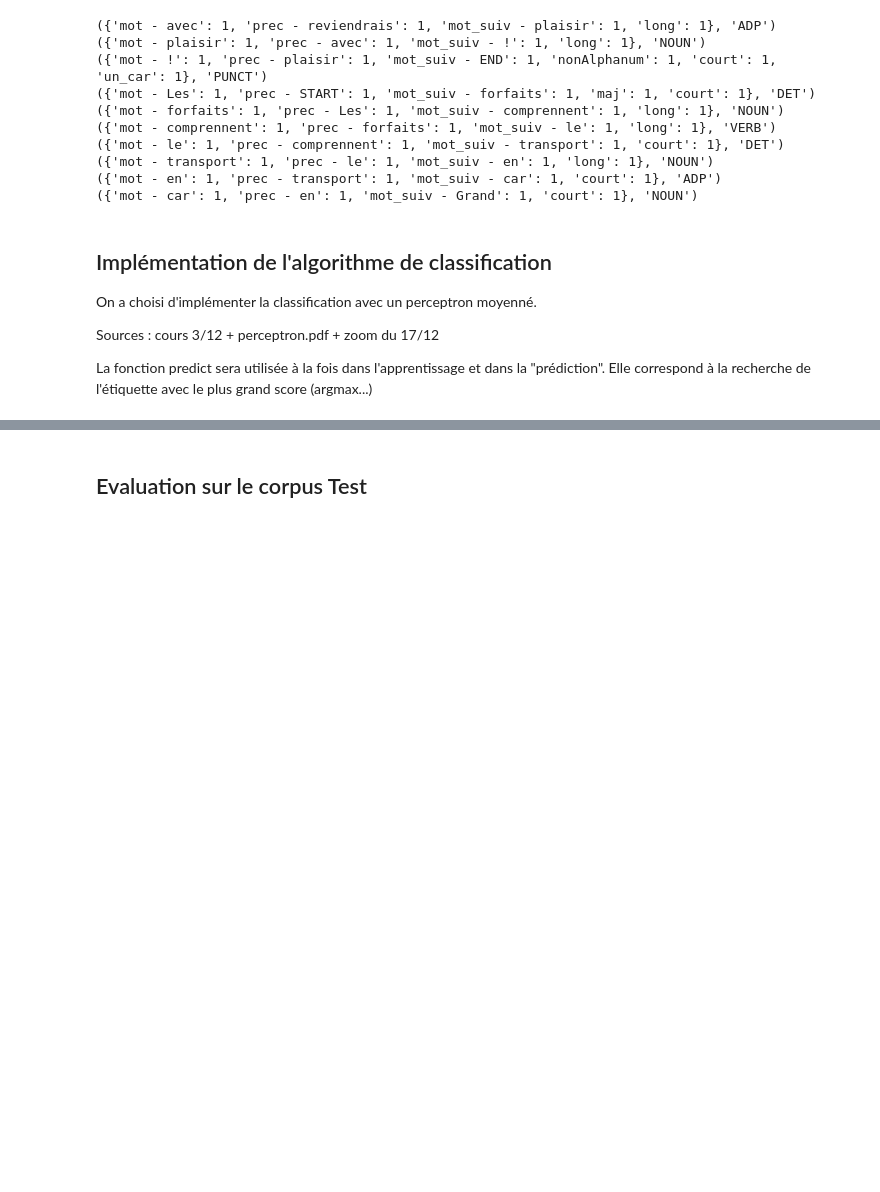
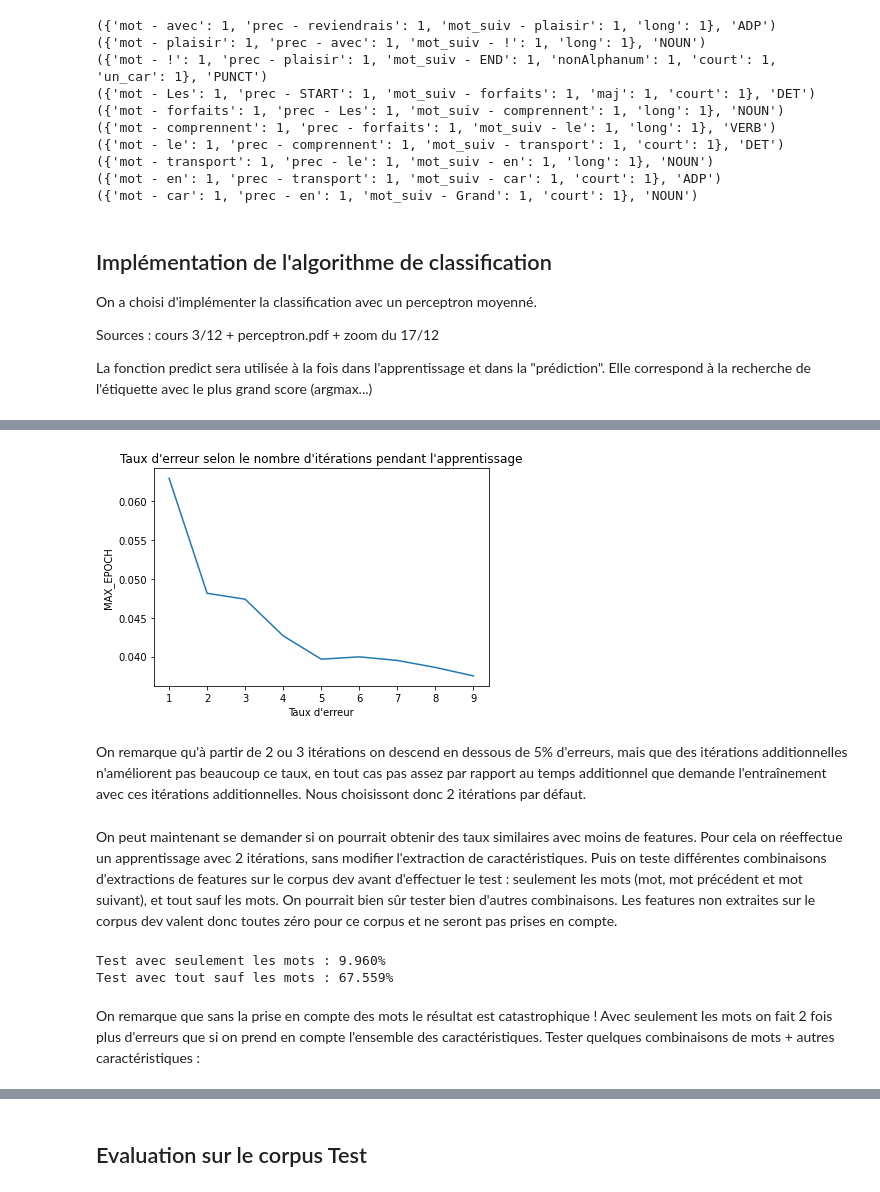
Before and after one commit to AliceAML/POSTagging, a Jupyter notebook: POStagging.ipynb, the cells around one changed output, grey strips where cells are left out. Saved outputs shown, nothing was run; the diff lists cells and outputs as text; code cells hidden in the pictures; blank space fills up the shorter version.

Commit message:
tests MAX_EPOCH et poids des caractéristiques

```diff
--- a/POStagging.ipynb
+++ b/POStagging.ipynb
@@ -185,7 +189,7 @@ def predict(word_features, weights):
 # %%
 from random import shuffle
 
-def perceptron_train(training_set, voc, MAX_EPOCH=3): # ça serait une bonne idée de faire une classe pour éviter d'avoir à redonner le vocabulaire en argument à chaque fois par exemple
+def perceptron_train(training_set, voc, MAX_EPOCH=2): # ça serait une bonne idée de faire une classe pour éviter d'avoir à redonner le vocabulaire en argument à chaque fois par exemple
 
     tags = ["ADJ", "ADP", "ADV", "AUX", "CCONJ", "DET", "INTJ", "NOUN", "NUM", "PART", "PRON", "PROPN", "PUNCT", "SCONJ", "SYM", "VERB", "X"]
 
@@ -232,13 +236,13 @@ Il faudra bien tester les hyper paramètres (epoch...) : idée : on pourrait ré
 # %%
 gsd_dev_features = feature_extraction(gsd_dev)
-gsd_dev_voc = add_gold(gsd_dev_features, gsd_dev)
+gsd_dev_features_gold = add_gold(gsd_dev_features, gsd_dev)
 
 
 def test(corpus, poids):
     """Prédit les étiquettes et renvoie un taux d'erreur"""
     nb_erreurs = 0
-    output = open("test.txt", "w")
-    output.write("MOT\tPREDICT\tGOLD\tRESULTAT\n")
+    # output = open("test.txt", "w")
+    # output.write("MOT\tPREDICT\tGOLD\tRESULTAT\n")
     for word in corpus:
         vec = word[0]
         gold = word[1]
@@ -246,15 +250,13 @@ def test(corpus, poids):
        # print(f"{vec}\t{prediction}\t{gold}\t")
         if not gold == "_" and not prediction == gold:
             nb_erreurs +=1
-            output.write("ERREUR")
+            #output.write("ERREUR")
         else:
             output.write("OK")
-        output.write("\n")
+        #output.write("\n")
 
-    output.write(f"Nombre d\'erreurs : {nb_erreurs}")
-    output.write(f"\nTaux d\'erreur : {nb_erreurs/len(corpus)}")
-    output.close()
+    #output.write(f"Nombre d\'erreurs : {nb_erreurs}")
+    #output.write(f"\nTaux d\'erreur : {nb_erreurs/len(corpus)}")
+    #output.close()
 
     return nb_erreurs/len(corpus)
-
-print(test(gsd_dev_voc, poids_gsd_train))
@@ -262,0 +263,9 @@ print(test(gsd_dev_voc, poids_gsd_train))
+# %%
+taux = []
+x_range = range(1, 10)
+
+for i in x_range:
+    poids_gsd_train = perceptron_train(gsd_train_features_gold, gsd_train_features, MAX_EPOCH=i)
+    tx_erreur = test(gsd_dev_features_gold, poids_gsd_train)
+    taux.append(tx_erreur)
+    print(f"{i} itérations : {tx_erreur:.3%} d'erreurs")
@@ -262,0 +282,15 @@ print(test(gsd_dev_voc, poids_gsd_train))
+# %%
+import matplotlib.pyplot as plt
+
+plt.figure()
+plt.plot(x_range,taux)
+plt.xlabel("Taux d'erreur")
+plt.ylabel("MAX_EPOCH")
+plt.title("Taux d'erreur selon le nombre d'itérations pendant l'apprentissage")
+plt.show()
+# %% [output]
+[figure, added]
+# %% [markdown]
+On remarque qu'à partir de 2 ou 3 itérations on descend en dessous de 5% d'erreurs, mais que des itérations additionnelles n'améliorent pas beaucoup ce taux, en tout cas pas assez par rapport au temps additionnel que demande l'entraînement avec ces itérations additionnelles. Nous choisissont donc 2 itérations par défaut.
+# %% [markdown]
+On peut maintenant se demander si on pourrait obtenir des taux similaires avec moins de features. Pour cela on réeffectue un apprentissage avec 2 itérations, sans modifier l'extraction de caractéristiques. Puis on teste différentes combinaisons d'extractions de features sur le corpus dev avant d'effectuer le test : seulement les mots (mot, mot précédent et mot suivant), et tout sauf les mots. On pourrait bien sûr tester bien d'autres combinaisons. Les features non extraites sur le corpus dev valent donc toutes zéro pour ce corpus et ne seront pas prises en compte.
@@ -262,0 +299,16 @@ print(test(gsd_dev_voc, poids_gsd_train))
+# %%
+def test_features(corpus, poids, test_mots=False, test_maj=False, test_non_alpha=False, test_long=False, test_suff=False):
+    '''Effectue les 3 étapes nécessaires pour effectuer le test'''
+    features = feature_extraction(corpus, feat_mots=test_mots, feat_maj=test_maj, feat_non_alpha=test_non_alpha, feat_long=test_long, feat_suff=test_suff)
+    features_gold = add_gold(features, corpus)
+    tx_erreur = test(features_gold, poids)
+
+    return tx_erreur
+
+print(f"Test avec seulement les mots : {test_features(gsd_train, poids_gsd_train, test_mots=True):.3%}")
+print(f"Test avec tout sauf les mots : {test_features(gsd_train, poids_gsd_train, test_maj=True, test_suff=True, test_non_alpha=True, test_long=True):.3%}")
+# %% [output]
+Test avec seulement les mots : 9.960%
+Test avec tout sauf les mots : 67.559%
+# %% [markdown]
+On remarque que sans la prise en compte des mots le résultat est catastrophique ! Avec seulement les mots on fait 2 fois plus d'erreurs que si on prend en compte l'ensemble des caractéristiques. Tester quelques combinaisons de mots + autres caractéristiques :
```
Also changed, not shown: parts of 11 cells of this notebook.
